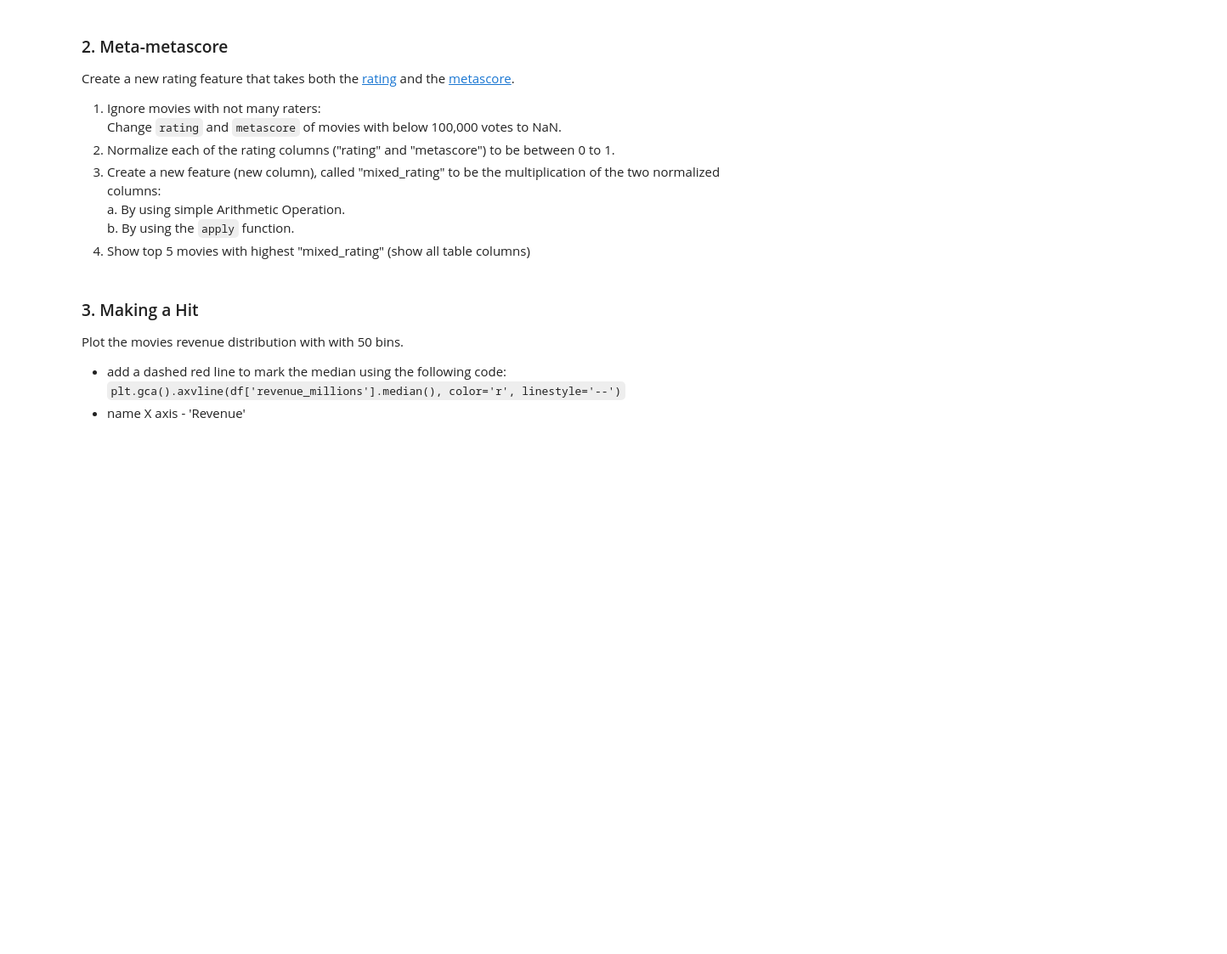
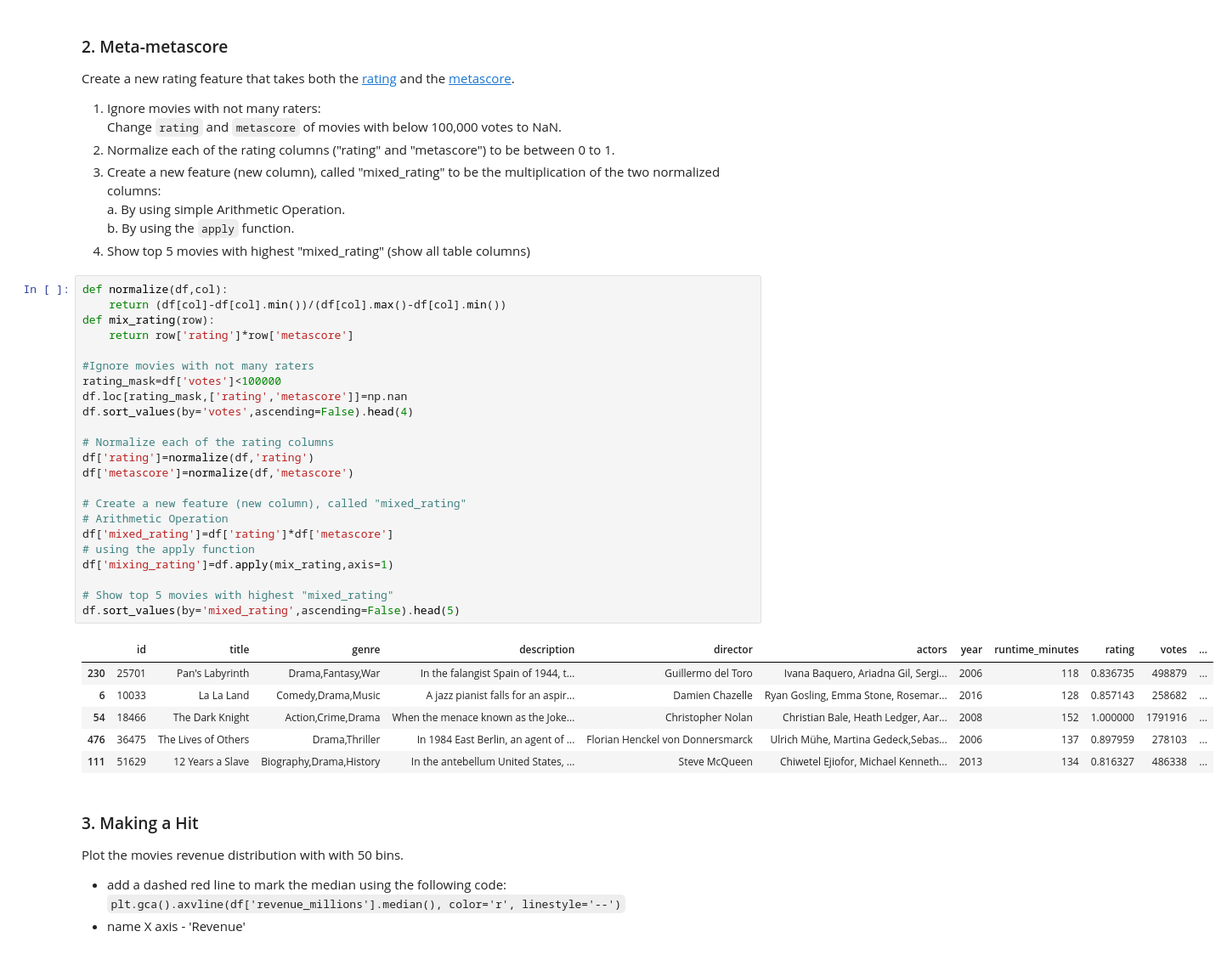
Before and after one commit to TalmSnir/Machine-Learning-University-Course, a Jupyter notebook: HW/HW1/HW1.ipynb, the cells around one changed output. Shown: that part at 85% size. Cells and saved outputs as stored; diff of their text form; blank space fills up the shorter version.

```diff
--- a/HW/HW1/HW1.ipynb
+++ b/HW/HW1/HW1.ipynb
@@ -223,6 +249,36 @@ Create a new rating feature that takes both the [rating](https://help.imdb.com/a
     <br>a. By using simple Arithmetic Operation.
     <br>b. By using the `apply` function.
 4. Show top 5 movies with highest "mixed_rating" (show all table columns)
+# %%
+def normalize(df,col):
+    return (df[col]-df[col].min())/(df[col].max()-df[col].min())
+def mix_rating(row):
+    return row['rating']*row['metascore']
+
+#Ignore movies with not many raters
+rating_mask=df['votes']<100000
+df.loc[rating_mask,['rating','metascore']]=np.nan
+df.sort_values(by='votes',ascending=False).head(4)
+
+# Normalize each of the rating columns
+df['rating']=normalize(df,'rating')
+df['metascore']=normalize(df,'metascore')
+
+# Create a new feature (new column), called "mixed_rating"
+# Arithmetic Operation
+df['mixed_rating']=df['rating']*df['metascore']
+# using the apply function
+df['mixing_rating']=df.apply(mix_rating,axis=1)
+
+# Show top 5 movies with highest "mixed_rating"
+df.sort_values(by='mixed_rating',ascending=False).head(5)
+# %% [output]
+|  | id | title | genre | description | director | actors | year | runtime_minutes | rating | votes | ... |
+| 230 | 25701 | Pan's Labyrinth | Drama,Fantasy,War | In the falangist Spain of 1944, t... | Guillermo del Toro | Ivana Baquero, Ariadna Gil, Sergi... | 2006 | 118 | 0.836735 | 498879 | ... |
+| 6 | 10033 | La La Land | Comedy,Drama,Music | A jazz pianist falls for an aspir... | Damien Chazelle | Ryan Gosling, Emma Stone, Rosemar... | 2016 | 128 | 0.857143 | 258682 | ... |
+| 54 | 18466 | The Dark Knight | Action,Crime,Drama | When the menace known as the Joke... | Christopher Nolan | Christian Bale, Heath Ledger, Aar... | 2008 | 152 | 1.000000 | 1791916 | ... |
+| 476 | 36475 | The Lives of Others | Drama,Thriller | In 1984 East Berlin, an agent of ... | Florian Henckel von Donnersmarck | Ulrich Mühe, Martina Gedeck,Sebas... | 2006 | 137 | 0.897959 | 278103 | ... |
+| 111 | 51629 | 12 Years a Slave | Biography,Drama,History | In the antebellum United States, ... | Steve McQueen | Chiwetel Ejiofor, Michael Kenneth... | 2013 | 134 | 0.816327 | 486338 | ... |
 # %% [markdown]
 ### 3. Making a Hit
 Plot the movies revenue distribution with with 50 bins.<br>
```
Also changed, not shown: parts of 8 cells of this notebook.
